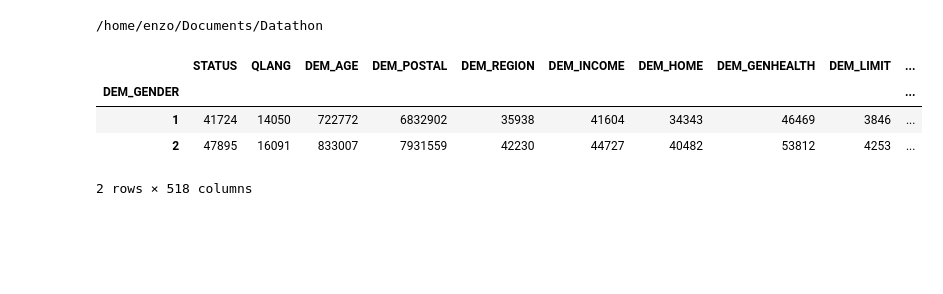
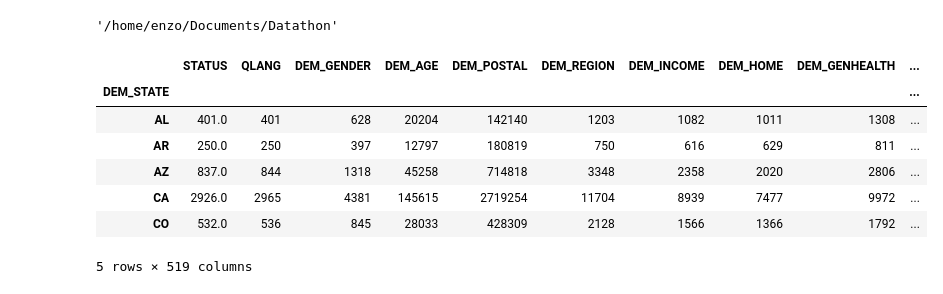
Before and after one commit to enzomescall/thebrazilians-datathon, a Jupyter notebook: basic_vis.ipynb, the cells around one changed output. Cells and saved outputs as stored; diff of their text form; code cells hidden in the pictures; blank space fills up the shorter version.

```diff
--- a/basic_vis.ipynb
+++ b/basic_vis.ipynb
@@ -3,17 +8,26 @@ import pandas as pd
 # %%
 import os
 path = os.getcwd()
-print(path)
+path
 # %% [output]
-/home/enzo/Documents/Datathon
+'/home/enzo/Documents/Datathon'
 # %%
 df = pd.read_csv('/home/enzo/Documents/Datathon/nmurx_us_19Q1.csv')
-gender = df.groupby('DEM_GENDER').sum()
-gender
+
+df['STATUS'] = df['STATUS'].div(3)
+state = df.groupby('DEM_STATE').sum()
+state.sort_values('DEM_STATE')
+
+# removing alaska and hawaii
+state = state.drop(['AK', 'HI'], axis = 0)
+state.head()
 # %% [output]
-|  | STATUS | QLANG | DEM_AGE | DEM_POSTAL | DEM_REGION | DEM_INCOME | DEM_HOME | DEM_GENHEALTH | DEM_LIMIT | ... |
-| DEM_GENDER |  |  |  |  |  |  |  |  |  | ... |
-| 1 | 41724 | 14050 | 722772 | 6832902 | 35938 | 41604 | 34343 | 46469 | 3846 | ... |
-| 2 | 47895 | 16091 | 833007 | 7931559 | 42230 | 44727 | 40482 | 53812 | 4253 | ... |
+|  | STATUS | QLANG | DEM_GENDER | DEM_AGE | DEM_POSTAL | DEM_REGION | DEM_INCOME | DEM_HOME | DEM_GENHEALTH | ... |
+| DEM_STATE |  |  |  |  |  |  |  |  |  | ... |
+| AL | 401.0 | 401 | 628 | 20204 | 142140 | 1203 | 1082 | 1011 | 1308 | ... |
+| AR | 250.0 | 250 | 397 | 12797 | 180819 | 750 | 616 | 629 | 811 | ... |
+| AZ | 837.0 | 844 | 1318 | 45258 | 714818 | 3348 | 2358 | 2020 | 2806 | ... |
+| CA | 2926.0 | 2965 | 4381 | 145615 | 2719254 | 11704 | 8939 | 7477 | 9972 | ... |
+| CO | 532.0 | 536 | 845 | 28033 | 428309 | 2128 | 1566 | 1366 | 1792 | ... |
-2 rows × 518 columns
+5 rows × 519 columns
 # %%
```
Also changed, not shown: parts of 4 cells of this notebook, 1 other file.
